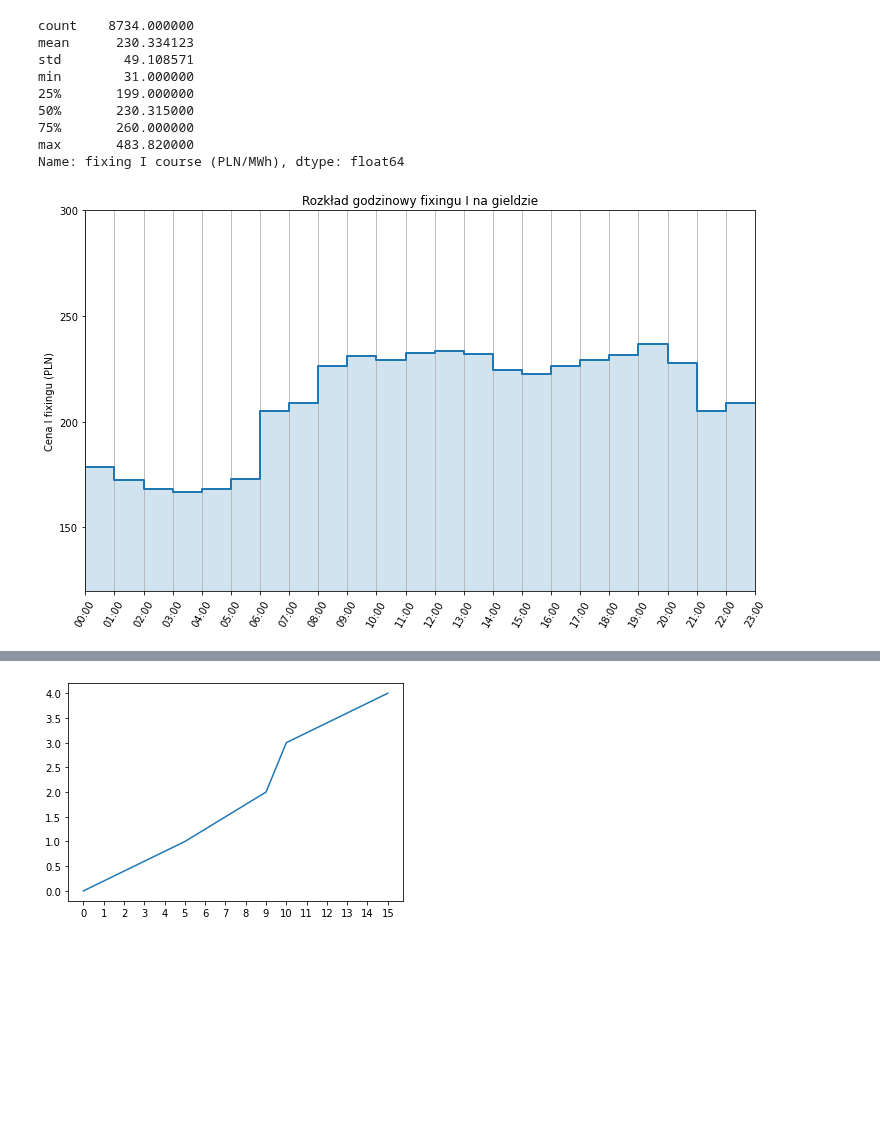
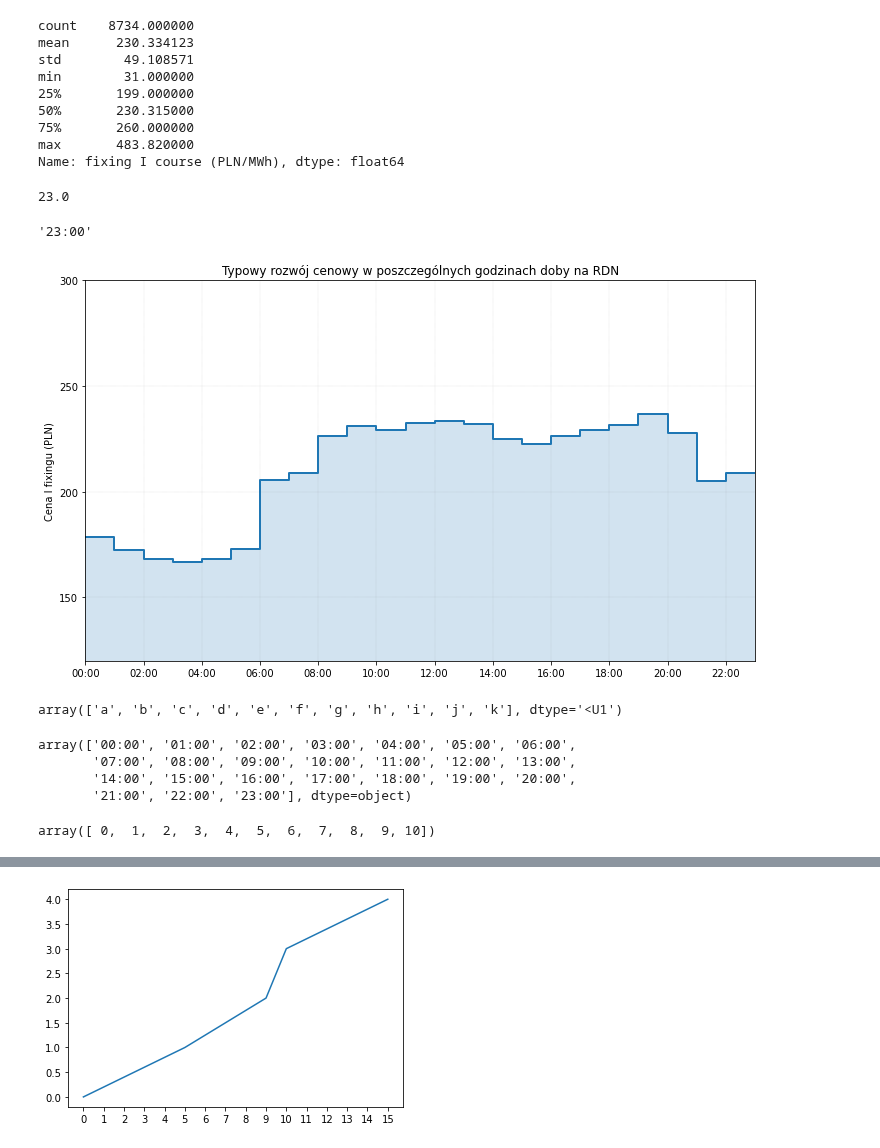
Before and after one commit to piekarsky/Short-Term-Electricity-Price-Forecasting-at-the-Polish-Day-Ahead-Market, a Jupyter notebook: power-market-analysis.ipynb, the cells around one changed output, grey strips where cells are left out. Saved outputs shown, nothing was run; the diff lists cells and outputs as text; code cells hidden in the pictures; blank space fills up the shorter version.

```diff
--- a/power-market-analysis.ipynb
+++ b/power-market-analysis.ipynb
@@ -316,20 +316,38 @@ df_fx_hourly = df_fx_hourly.reset_index()
 df_fx_hourly['h-m']=df2020['date'].astype(str).str[11:16]
 # %%
 df_fx_hourly['fixing I course (PLN/MWh)'][0] = df_fx_hourly['fixing I course (PLN/MWh)'][1]
+# %%
+df_fx_hourly['hour'].max()
+# %% [output]
+23.0
+# %%
+df_fx_hourly['h-m'].max()
+# %% [output]
+'23:00'
 # %%
 fig = plt.subplots(figsize=(12,7))
 
 plt.plot(df_fx_hourly['h-m'], df_fx_hourly['fixing I course (PLN/MWh)'], ls='steps',
         linewidth=2.0)
 plt.fill_between(df_fx_hourly['h-m'],df_fx_hourly['fixing I course (PLN/MWh)'], step="pre", alpha=0.2)
-plt.title('Rozkład godzinowy fixingu I na gieldzie')
-plt.grid(color='grey', linestyle='-', linewidth=0.15, alpha=0.5, axis = 'y')
-plt.xticks(df_fx_hourly['h-m'], rotation=60)
+plt.title('Typowy rozwój cenowy w poszczególnych godzinach doby na RDN')
+my_xticks = np.array(df_fx_hourly['h-m'])
+frequency = 2
+plt.xticks(my_xticks[::frequency], my_xticks[::frequency], rotation=0)
 plt.ylabel("Cena I fixingu (PLN)")
 plt.margins(0.)
 plt.ylim(120,270, 30)
 plt.yticks(np.arange(150, 350, 50))
-plt.grid()
+
+plt.grid(color='gray', linestyle=':', linewidth=0.35, alpha=0.6, axis='both')
+#plt.grid()
+
+
+
 plt.show()
 # %% [output]
-[figure, old version]
+[figure, new version]
+# %%
+my_xticks
+# %% [output]
+array(['a', 'b', 'c', 'd', 'e', 'f', 'g', 'h', 'i', 'j', 'k'], dtype='<U1')
@@ -335,0 +356,11 @@ plt.show()
+# %%
+my_xticks
+# %% [output]
+array(['00:00', '01:00', '02:00', '03:00', '04:00', '05:00', '06:00',
+       '07:00', '08:00', '09:00', '10:00', '11:00', '12:00', '13:00',
+       '14:00', '15:00', '16:00', '17:00', '18:00', '19:00', '20:00',
+       '21:00', '22:00', '23:00'], dtype=object)
+# %%
+x
+# %% [output]
+array([ 0,  1,  2,  3,  4,  5,  6,  7,  8,  9, 10])
```
Also changed, not shown: parts of 2 cells of this notebook.
